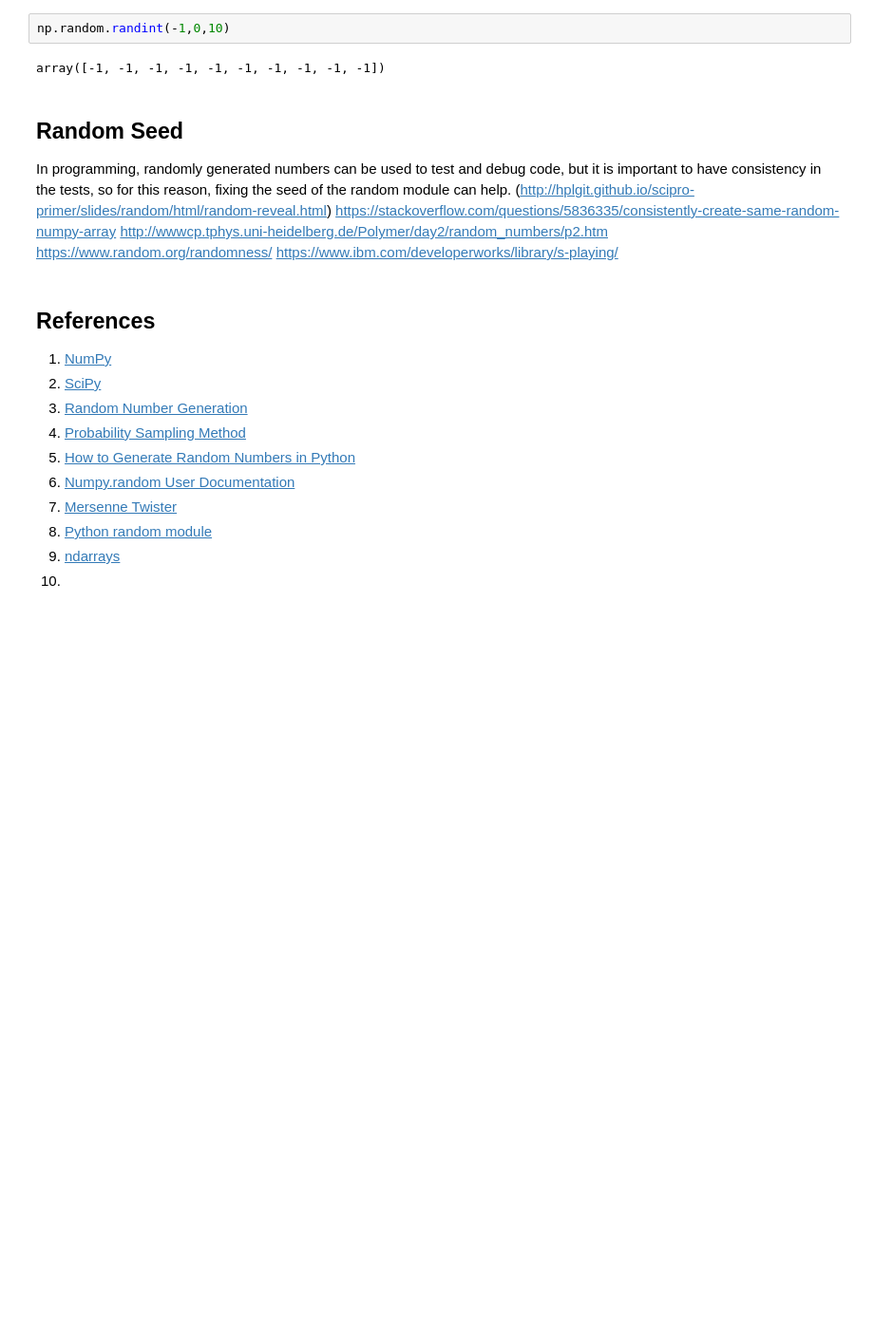
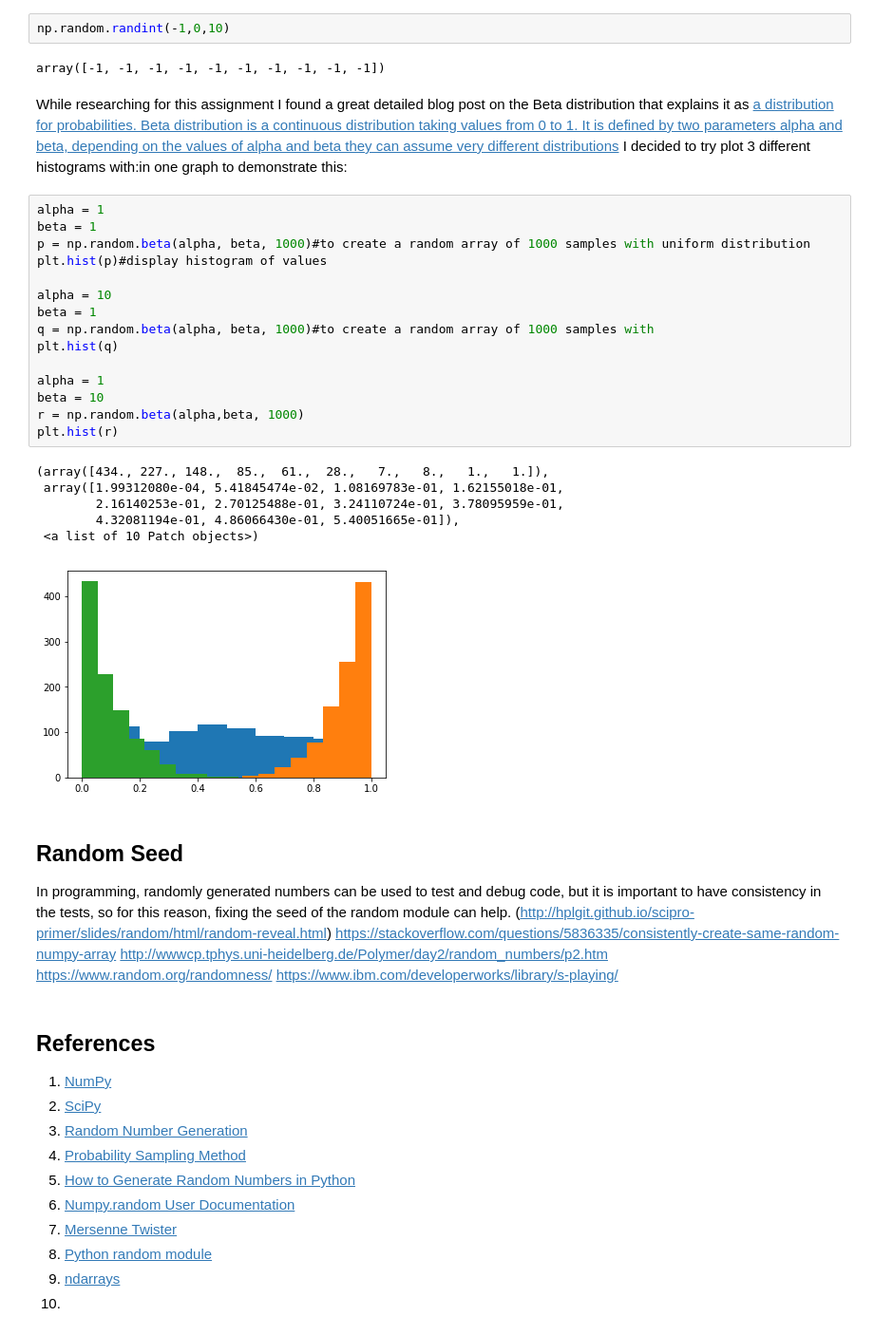
Before and after one commit to AideenByrne/ProgrammingforDA-assignment, a Jupyter notebook: Programming for Data Analysis Assignment.ipynb, the cells around one changed output. Shown at 95% size. Saved outputs shown, nothing was run; the diff lists cells and outputs as text; blank space fills up the shorter version.

Commit message:
Amends in Distributions and code tidying

```diff
--- a/Programming for Data Analysis Assignment.ipynb
+++ b/Programming for Data Analysis Assignment.ipynb
@@ -196,6 +190,30 @@ array([-0.07977032, -0.90519757, -0.15726924, -0.33799576, -0.48727466,
 np.random.randint(-1,0,10)
 # %% [output]
 array([-1, -1, -1, -1, -1, -1, -1, -1, -1, -1])
+# %% [markdown]
+While researching for this assignment I found a great detailed blog post on the Beta distribution that explains it as [a distribution for probabilities. Beta distribution is a continuous distribution taking values from 0 to 1. It is defined by two parameters alpha and beta, depending on the values of alpha and beta they can assume very different distributions](http://cmdlinetips.com/2018/03/probability-distributions-in-python/) I decided to try plot 3 different histograms with:in one graph to demonstrate this:
+# %%
+alpha = 1
+beta = 1
+p = np.random.beta(alpha, beta, 1000)#to create a random array of 1000 samples with uniform distribution
+plt.hist(p)#display histogram of values
+
+alpha = 10
+beta = 1
+q = np.random.beta(alpha, beta, 1000)#to create a random array of 1000 samples with
+plt.hist(q)
+
+alpha = 1
+beta = 10
+r = np.random.beta(alpha,beta, 1000)
+plt.hist(r)
+# %% [output]
+(array([434., 227., 148.,  85.,  61.,  28.,   7.,   8.,   1.,   1.]),
+ array([1.99312080e-04, 5.41845474e-02, 1.08169783e-01, 1.62155018e-01,
+        2.16140253e-01, 2.70125488e-01, 3.24110724e-01, 3.78095959e-01,
+        4.32081194e-01, 4.86066430e-01, 5.40051665e-01]),
+ <a list of 10 Patch objects>)
+[figure, added]
 # %% [markdown]
 ## Random Seed
 
```
Also changed, not shown: parts of 14 cells of this notebook.
